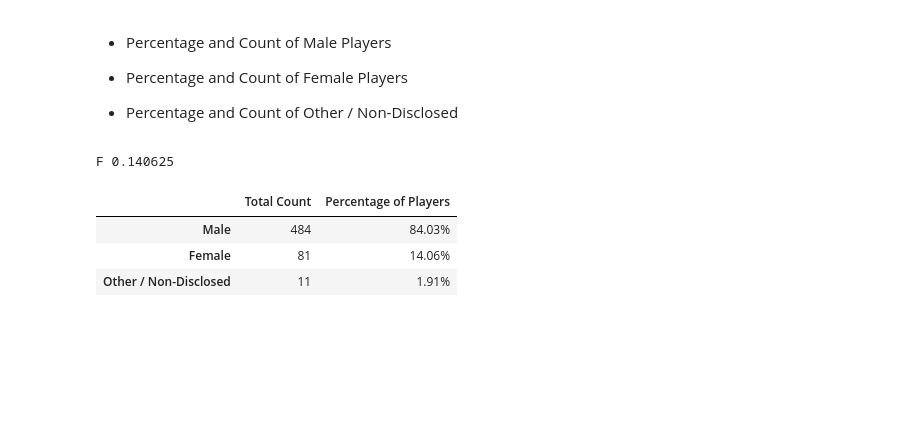
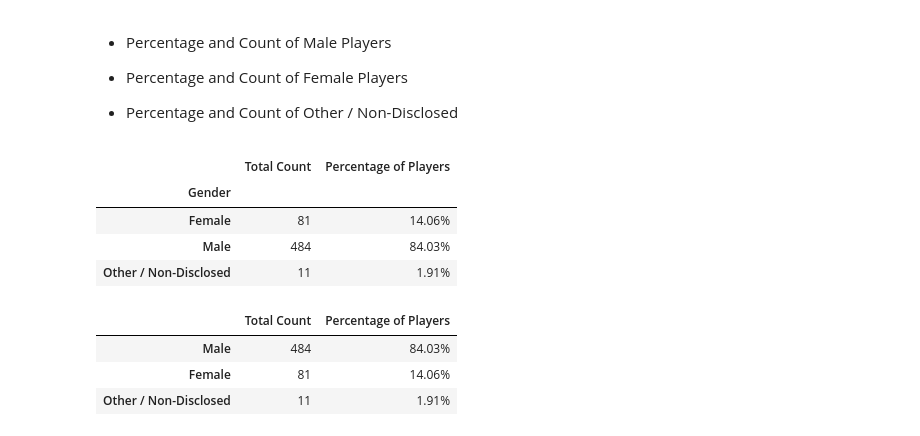
Before and after one commit to mengyin-lee/pandas-challenge, a Jupyter notebook: HeroesOfPymoli/HeroesOfPymoli_starter.ipynb, the cells around one changed output. Drawn from its saved outputs; the diff is of its cells as text; code cells hidden in the pictures; blank space fills up the shorter version.

Commit message:
Formatting

```diff
--- a/HeroesOfPymoli/HeroesOfPymoli_starter.ipynb
+++ b/HeroesOfPymoli/HeroesOfPymoli_starter.ipynb
@@ -75,28 +68,39 @@ Total_Rev = purchase_df["Price"].sum()
 
 * Percentage and Count of Other / Non-Disclosed
 # %%
-Total_cnt = Total_Players
-
-Male_df = purchase_df[purchase_df["Gender"]=='Male']
-
-Male_cnt = len(Male_df["SN"].unique())
-
-Male_pct = Male_cnt/Total_cnt
-
-Female_df = purchase_df[purchase_df["Gender"]=='Female']
-
-Female_cnt = len(Female_df["SN"].unique())
-
-Female_pct = Female_cnt/Total_cnt
-
-Other_cnt = Total_cnt - (Male_cnt + Female_cnt)
-
-Other_pct = Other_cnt/Total_cnt
+## Individual calculation
+# Total_cnt = Total_Players
+# Male_df = purchase_df[purchase_df["Gender"]=='Male']
+# Male_cnt = len(Male_df["SN"].unique())
+# Male_pct = Male_cnt/Total_cnt
+# Female_df = purchase_df[purchase_df["Gender"]=='Female']
+# Female_cnt = len(Female_df["SN"].unique())
+# Female_pct = Female_cnt/Total_cnt
+# Other_cnt = Total_cnt - (Male_cnt + Female_cnt)
+# Other_pct = Other_cnt/Total_cnt
 
 
-# Print Summary
+## Dataframe groupby with aggregation
+
+summary_df=\
+    purchase_df.groupby("Gender").agg(
+        grp_cnt=('SN', 'nunique'))
+
+summary_df['pct_player']=Summary_df['grp_cnt']/Total_Players
+
+summary_df.rename(columns = {'grp_cnt':'Total Count',\
+                             'pct_player':'Percentage of Players'}, inplace=True)
+
+# Format percentage
+summary_df['Percentage of Players']=summary_df['Percentage of Players'].astype(float).map("{:.2%}".format)
+
+summary_df
 # %% [output]
-F 0.140625
+|  | Total Count | Percentage of Players |
+| Gender |  |  |
+| Female | 81 | 14.06% |
+| Male | 484 | 84.03% |
+| Other / Non-Disclosed | 11 | 1.91% |
 # %%
 # %% [output]
 |  | Total Count | Percentage of Players |
```
Also changed, not shown: parts of 4 cells of this notebook.
